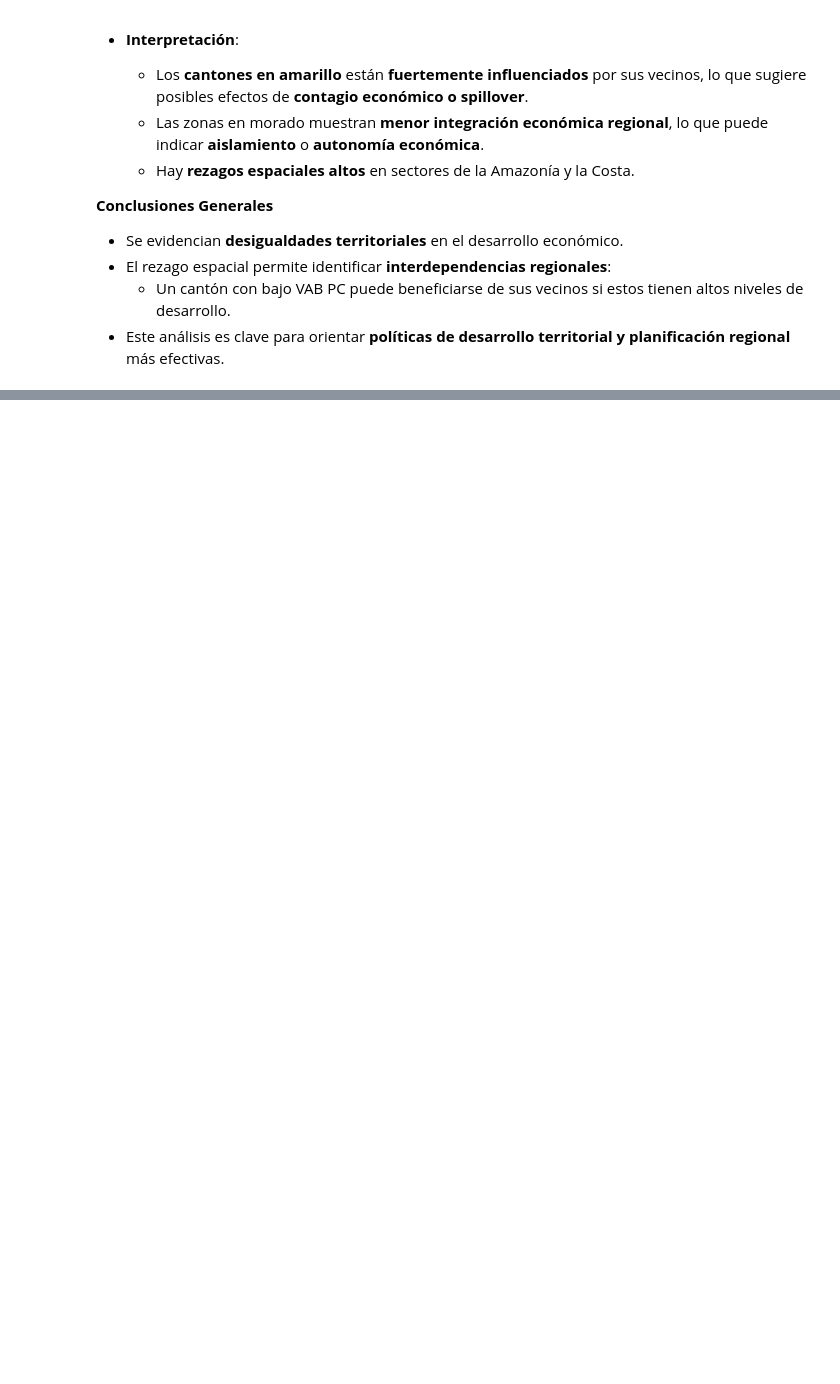
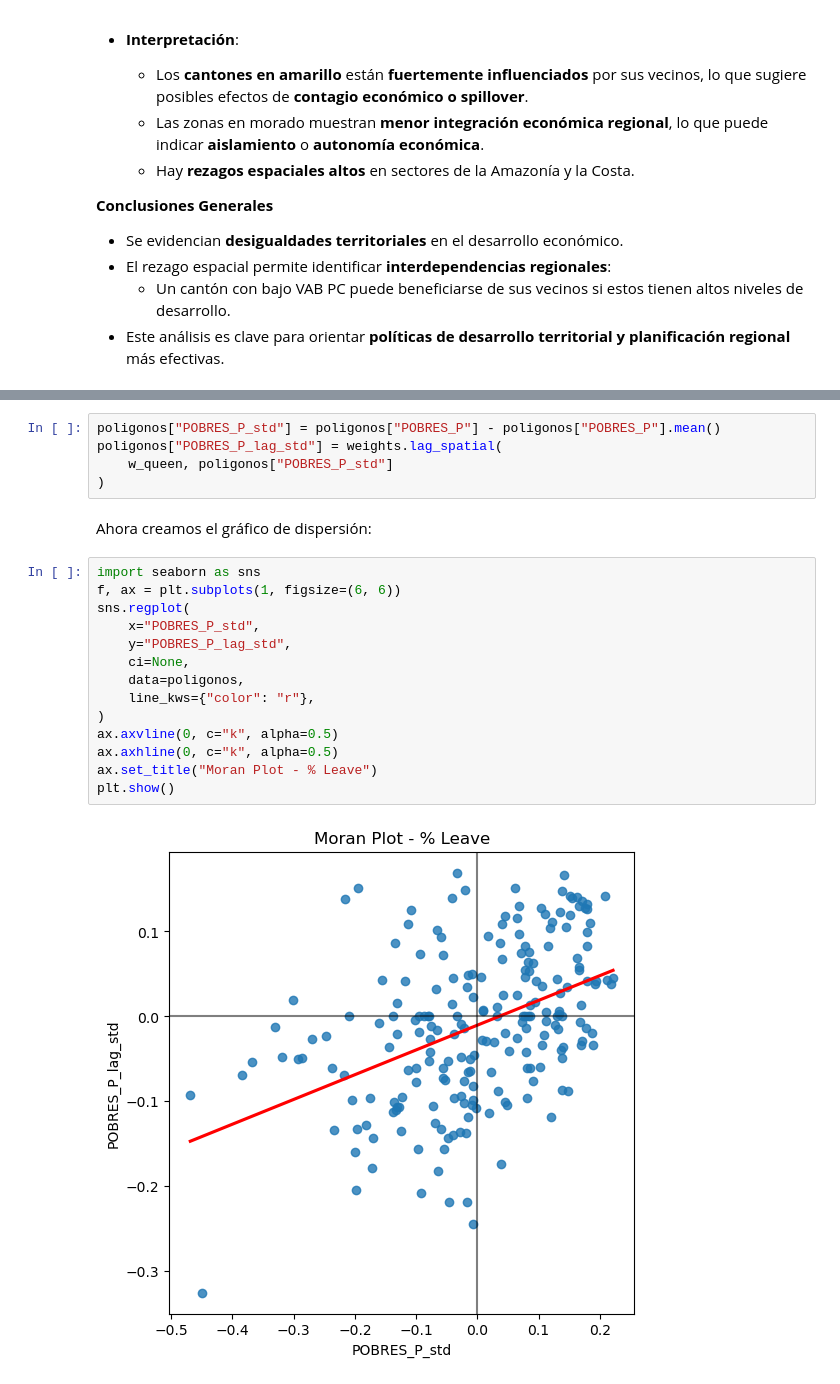
Before and after one commit to vmoprojs/SpatialEconPython, a Jupyter notebook: _build/jupyter_execute/AutocorrelacionGlobal.ipynb, the cells around one changed output, grey strips where cells are left out. Saved outputs shown, nothing was run; the diff lists cells and outputs as text; blank space fills up the shorter version.

Commit message:
local moran

```diff
--- a/_build/jupyter_execute/AutocorrelacionGlobal.ipynb
+++ b/_build/jupyter_execute/AutocorrelacionGlobal.ipynb
@@ -429,0 +424,23 @@ La **hipótesis nula** asumida es la ausencia de autocorrelación, es decir, una
+# %%
+poligonos["POBRES_P_std"] = poligonos["POBRES_P"] - poligonos["POBRES_P"].mean()
+poligonos["POBRES_P_lag_std"] = weights.lag_spatial(
+    w_queen, poligonos["POBRES_P_std"]
+)
+# %% [markdown]
+Ahora creamos el gráfico de dispersión:
+# %%
+import seaborn as sns
+f, ax = plt.subplots(1, figsize=(6, 6))
+sns.regplot(
+    x="POBRES_P_std",
+    y="POBRES_P_lag_std",
+    ci=None,
+    data=poligonos,
+    line_kws={"color": "r"},
+)
+ax.axvline(0, c="k", alpha=0.5)
+ax.axhline(0, c="k", alpha=0.5)
+ax.set_title("Moran Plot - % Leave")
+plt.show()
+# %% [output]
+[figure, added]
```
Also changed, not shown: parts of 28 cells of this notebook, 14 other files.
